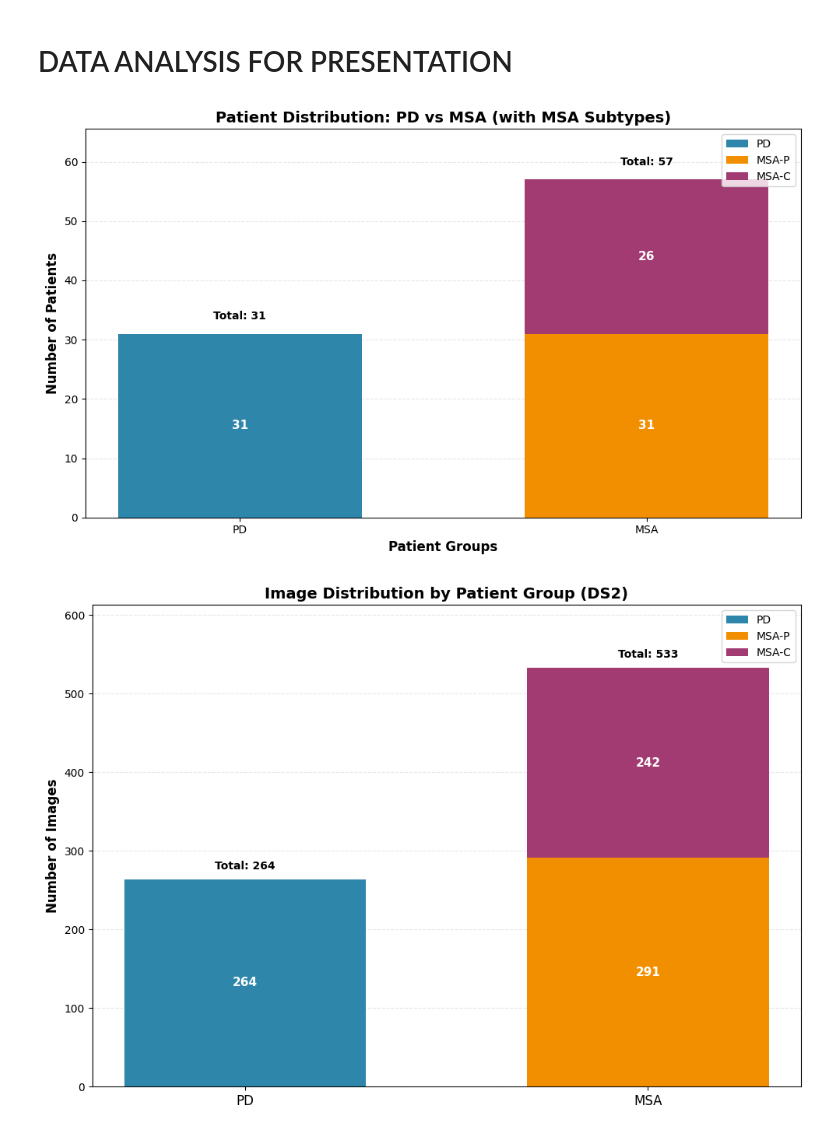
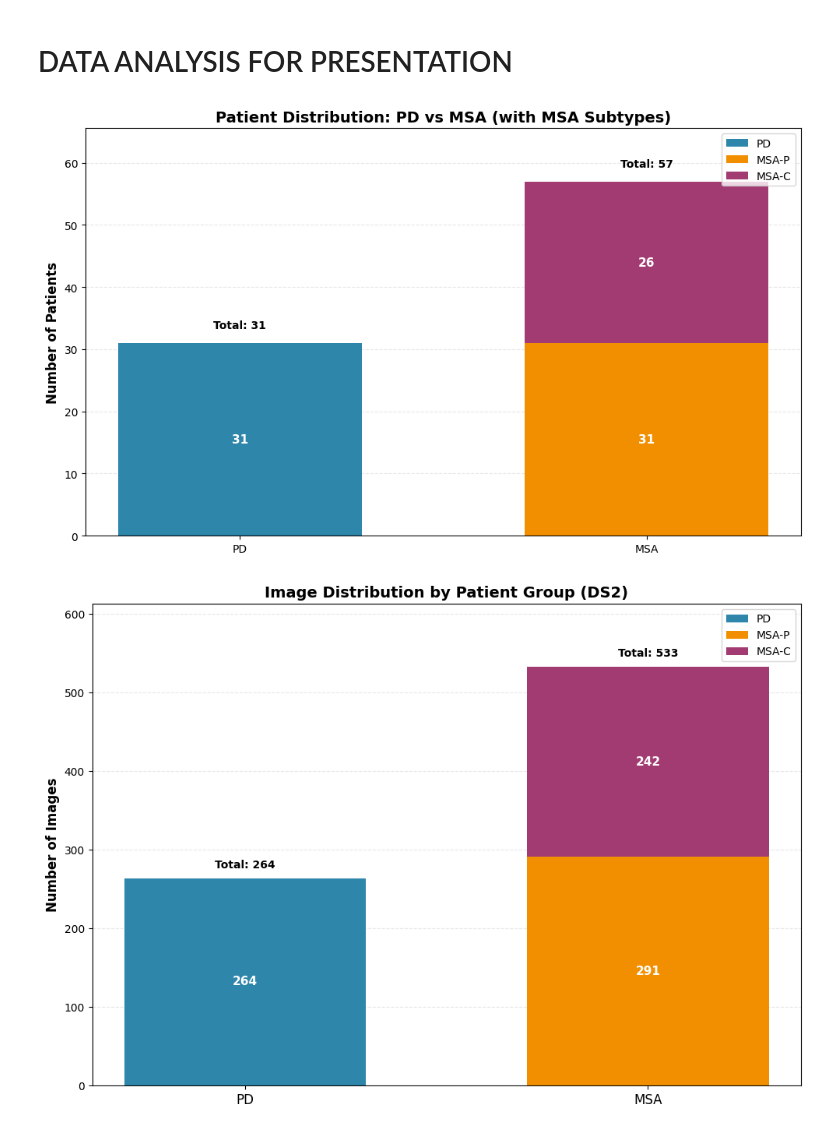
Before and after one commit to z4n0/MIND, a Jupyter notebook: notebooks/supervised_learning.ipynb, the cells around one changed output. Saved outputs shown, nothing was run; the diff lists cells and outputs as text; code cells hidden in the pictures.

```diff
--- a/notebooks/supervised_learning.ipynb
+++ b/notebooks/supervised_learning.ipynb
@@ -837,7 +837,7 @@ bars2 = ax.bar(x_pos, msa_p_data, bar_width, label='MSA-P', color='#F18F01', alp
 bars3 = ax.bar(x_pos, msa_c_data, bar_width, bottom=msa_p_data, label='MSA-C', color='#A23B72', alpha=1)
 
 # Customize the plot
-ax.set_xlabel('Patient Groups', fontsize=12, fontweight='bold')
+# ax.set_xlabel('Patient Groups', fontsize=12, fontweight='bold')
 ax.set_ylabel('Number of Patients', fontsize=12, fontweight='bold')
 ax.set_title('Patient Distribution: PD vs MSA (with MSA Subtypes)', fontsize=14, fontweight='bold')
 ax.set_xticks(x_pos)
@@ -851,34 +851,34 @@ for i, (bar1, bar2, bar3) in enumerate(zip(bars1, bars2, bars3)):
                 f'{int(bar1.get_height())}', ha='center', va='center',
                 fontweight='bold', color='white', fontsize=11)
 
     if bar2.get_height() > 0:  # MSA-P bar (now at bottom)
         ax.text(bar2.get_x() + bar2.get_width()/2, bar2.get_height()/2,
                 f'{int(bar2.get_height())}', ha='center', va='center',
                 fontweight='bold', color='white', fontsize=11)
 
     if bar3.get_height() > 0:  # MSA-C bar (now on top)
         ax.text(bar3.get_x() + bar3.get_width()/2,
                 bar2.get_height() + bar3.get_height()/2,
                 f'{int(bar3.get_height())}', ha='center', va='center',
                 fontweight='bold', color='white', fontsize=11)
 
 # Add total count labels above bars
 ax.text(0, pd_count + 2, f'Total: {pd_count}', ha='center', va='bottom',
         fontweight='bold', fontsize=10)
 ax.text(1, msa_total + 2, f'Total: {msa_total}', ha='center', va='bottom',
         fontweight='bold', fontsize=10)
 
 # Set y-axis limit to accommodate labels
 ax.set_ylim(0, max(pd_count, msa_total) * 1.15)
 
 # Add grid for better readability
 ax.grid(axis='y', alpha=0.3, linestyle='--')
 ax.set_axisbelow(True)
 
 plt.tight_layout()
 plt.show()
 # %% [output]
-[figure, old version]
+[figure, new version]
 # %%
 # --- Step 2: Create the Plot ---
 fig, ax = plt.subplots(figsize=(10, 7))
```
Also changed, not shown: parts of 4 cells of this notebook, 19 other files.
